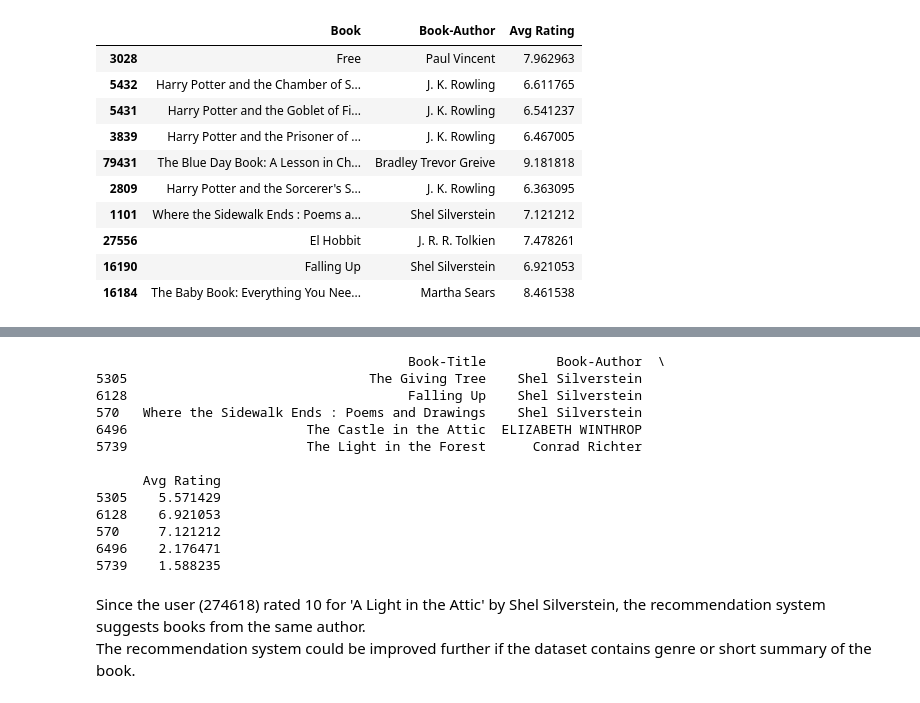
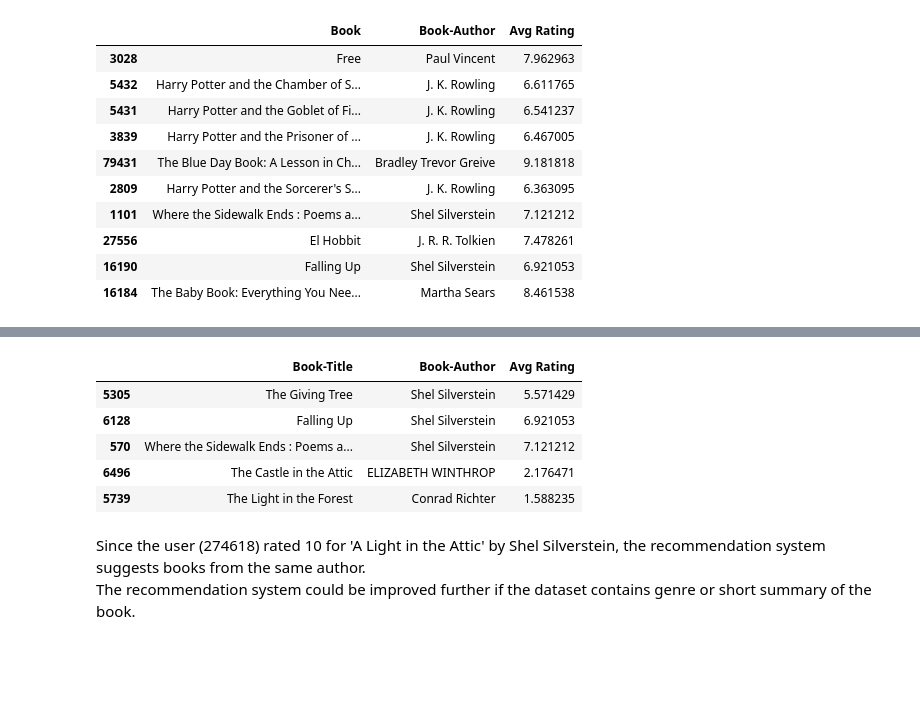
Before and after one commit to phuongnk27/Book-Recommendation, a Jupyter notebook: rec_system.ipynb, the cells around one changed output, grey strips where cells are left out. Drawn from its saved outputs; the diff is of its cells as text; code cells hidden in the pictures; blank space fills up the shorter version.

```diff
--- a/rec_system.ipynb
+++ b/rec_system.ipynb
@@ -339,7 +343,7 @@ from sklearn.metrics.pairwise import cosine_similarity
 
 similarity = cosine_similarity(count_matrix)
 # %%
-def content_based(book_ISBN, similarity):
+def content_based(book_ISBN, similarity, indices):
 
     # Get the index of the books that matches the ISBN
     idx = indices[book_ISBN]
@@ -357,7 +361,7 @@ def content_based(book_ISBN, similarity):
     return df2[['Book-Title', 'Book-Author','Avg Rating']].iloc[book_indices]
 
 
-def get_book(userid, similarity):
+def get_book(userid, similarity, ratings, filtered_book, indices):
     filtered_rating = ratings[ratings['User-ID'] == userid]
     books_read = list(filtered_rating['ISBN'].tolist())
     # Get all the top 10 books with highest ratings
@@ -377,14 +381,14 @@ def get_book(userid, similarity):
                 df_recommend = popular_books()
             else:
                 book_ISBN = filtered_books_read.iloc[0]['ISBN']
-                recommendation = content_based(book_ISBN, similarity)
+                recommendation = content_based(book_ISBN, similarity, indices)
                 df_recommend = pd.DataFrame(recommendation)
         else:
-            recommendation = content_based(book_ISBN, similarity)
+            recommendation = content_based(book_ISBN, similarity, indices)
             df_recommend = pd.DataFrame(recommendation)
 
 
-    print(df_recommend)
+    return df_recommend
 # %%
 # For example, given user id = 274618, below is the list that the user has read and rated
 filtered_rating = ratings[ratings['User-ID'] == 274618]
@@ -408,22 +412,16 @@ books.merge(ratings[(ratings['User-ID'] == 274618) & (ratings['ISBN'].isin(books
 | 24 | 0064407926 | The Time Bike (The Hall Family Ch... | Jane Langton | 2002 | HarperTrophy | 274618 | 10 |
 | 25 | 0141303778 | The Original Adventures of Hank t... | John R. Erickson | 1998 | Puffin Books | 274618 | 8 |
 | 26 | 0374400164 | Abel's Island | William Steig | 1985 | Farrar, Straus and Giroux (BYR) | 274618 | 10 |
-# %%
-get_book(274618, similarity)
-# %% [output]
-                                        Book-Title         Book-Author  \
-5305                               The Giving Tree    Shel Silverstein
-6128                                    Falling Up    Shel Silverstein
-570   Where the Sidewalk Ends : Poems and Drawings    Shel Silverstein
-6496                       The Castle in the Attic  ELIZABETH WINTHROP
-5739                       The Light in the Forest      Conrad Richter
-
-      Avg Rating
-5305    5.571429
-6128    6.921053
-570     7.121212
-6496    2.176471
-5739    1.588235
+# %%
+rec_books = get_book(274618, similarity, ratings, filtered_book, indices)
+rec_books
+# %% [output]
+|  | Book-Title | Book-Author | Avg Rating |
+| 5305 | The Giving Tree | Shel Silverstein | 5.571429 |
+| 6128 | Falling Up | Shel Silverstein | 6.921053 |
+| 570 | Where the Sidewalk Ends : Poems a... | Shel Silverstein | 7.121212 |
+| 6496 | The Castle in the Attic | ELIZABETH WINTHROP | 2.176471 |
+| 5739 | The Light in the Forest | Conrad Richter | 1.588235 |
 # %% [markdown]
 Since the user (274618) rated 10 for 'A Light in the Attic' by Shel Silverstein, the recommendation system suggests books from the same author.\
 The recommendation system could be improved further if the dataset contains genre or short summary of the book.
```
Also changed, not shown: parts of 10 cells of this notebook.
